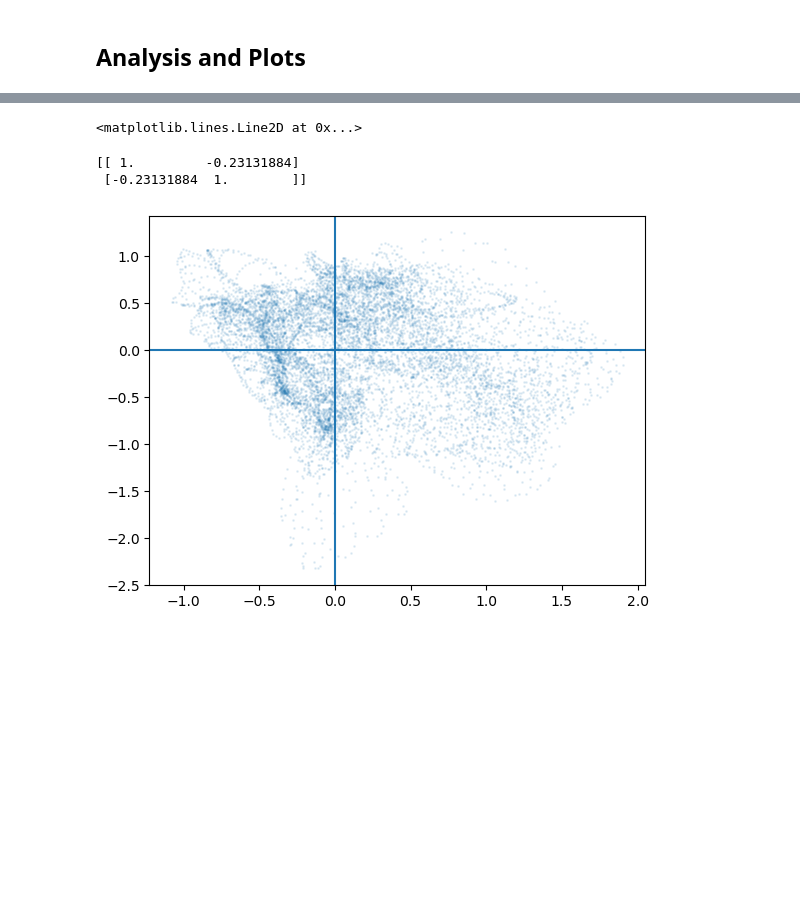
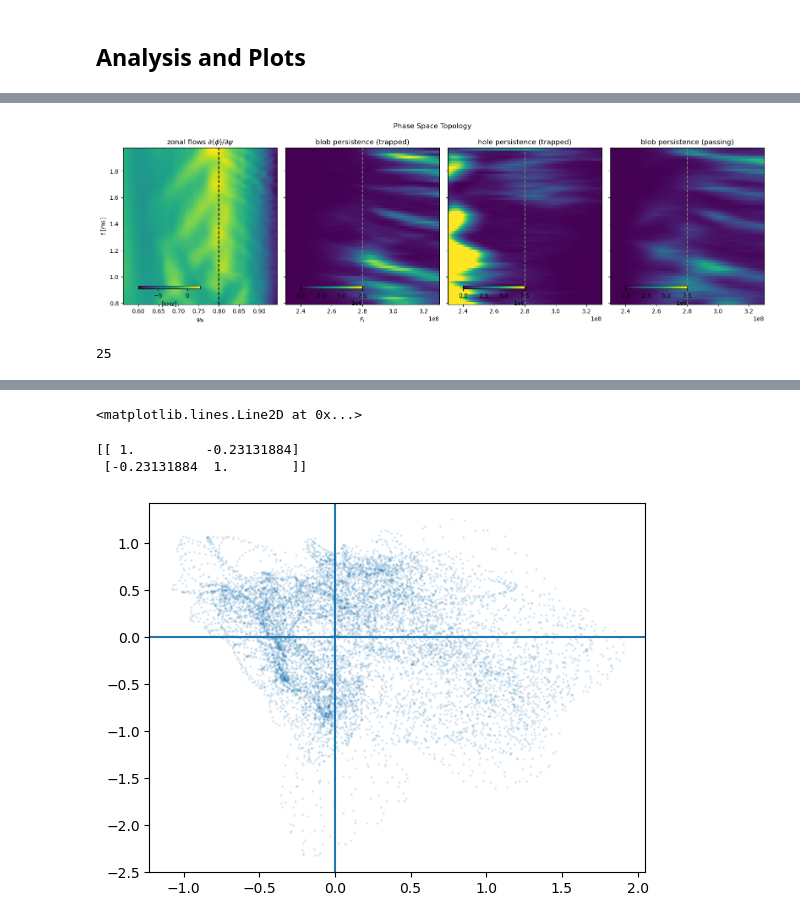
Before and after one commit to Maplenormandy/c1lgkt, a Jupyter notebook: bin/lco_analysis.ipynb, the cells around one changed output, grey strips where cells are left out. Saved outputs shown, nothing was run; the diff lists cells and outputs as text; code cells hidden in the pictures; blank space fills up the shorter version.

Commit message:
GUDHI persistence for f3d

```diff
--- a/bin/lco_analysis.ipynb
+++ b/bin/lco_analysis.ipynb
@@ -157,0 +260,50 @@ Text(0, 0.5, '$t$ [ms]')
+# %%
+# %% Topological plots
+
+fig, axs = plt.subplots(1, 4, sharey='all', figsize=(16,5))
+sind0 = (tind0 - 100)//5
+surf0 = 150
+surf1 = 230
+
+f_range = np.linspace(2.3e8, 3.3e8, 513)
+
+pc = axs[0].pcolormesh(zpot_psi[160:-30]/eq.psix, t[tind0-1:]*1e3, -zfield[tind0:,160:-30]*1e-3)
+axs[0].set_title(R'zonal flows $\partial \langle\phi\rangle / \partial \psi$')
+cax = axs[0].inset_axes([0.1, 0.1, 0.4, 0.02])
+plt.colorbar(pc, cax=cax, orientation='horizontal', label='[kHz]')
+
+pc = axs[1].pcolormesh(f_range, t[tind0-1::5]*1e3, s1_trapped_lower[sind0:,:], vmin=0, vmax=7.5e6)
+axs[1].set_title(R'blob persistence (trapped)')
+cax = axs[1].inset_axes([0.1, 0.1, 0.4, 0.02])
+plt.colorbar(pc, cax=cax, orientation='horizontal')
+
+pc = axs[2].pcolormesh(f_range, t[tind0-1::5]*1e3, s0_trapped_lower[sind0:,:], vmin=0, vmax=7.5e6)
+axs[2].set_title(R'hole persistence (trapped)')
+cax = axs[2].inset_axes([0.1, 0.1, 0.4, 0.02])
+plt.colorbar(pc, cax=cax, orientation='horizontal')
+
+pc = axs[3].pcolormesh(f_range, t[tind0-1::5]*1e3, s1_passing_lower[sind0:,:], vmin=0, vmax=7.5e6)
+axs[3].set_title(R'blob persistence (passing)')
+cax = axs[3].inset_axes([0.1, 0.1, 0.4, 0.02])
+plt.colorbar(pc, cax=cax, orientation='horizontal')
+
+axs[0].set_xlabel(R'$\psi_N$')
+axs[0].set_ylabel(R'$t$ [ms]')
+
+axs[1].set_xlabel(R'$F_i$')
+
+axs[0].axvline(geom.psi_surf[200]/eq.psix, color='k', linestyle='--')
+axs[1].axvline(2.8e8, color='tab:gray', linestyle='--')
+axs[2].axvline(2.8e8, color='tab:gray', linestyle='--')
+axs[3].axvline(2.8e8, color='tab:gray', linestyle='--')
+
+
+plt.suptitle('Persistent Homology in Phase Space')
+
+plt.tight_layout()
+# %% [output]
+[figure, added]
+# %%
+sind0
+# %% [output]
+25
```
Also changed, not shown: parts of 11 cells of this notebook, 1 other file.
